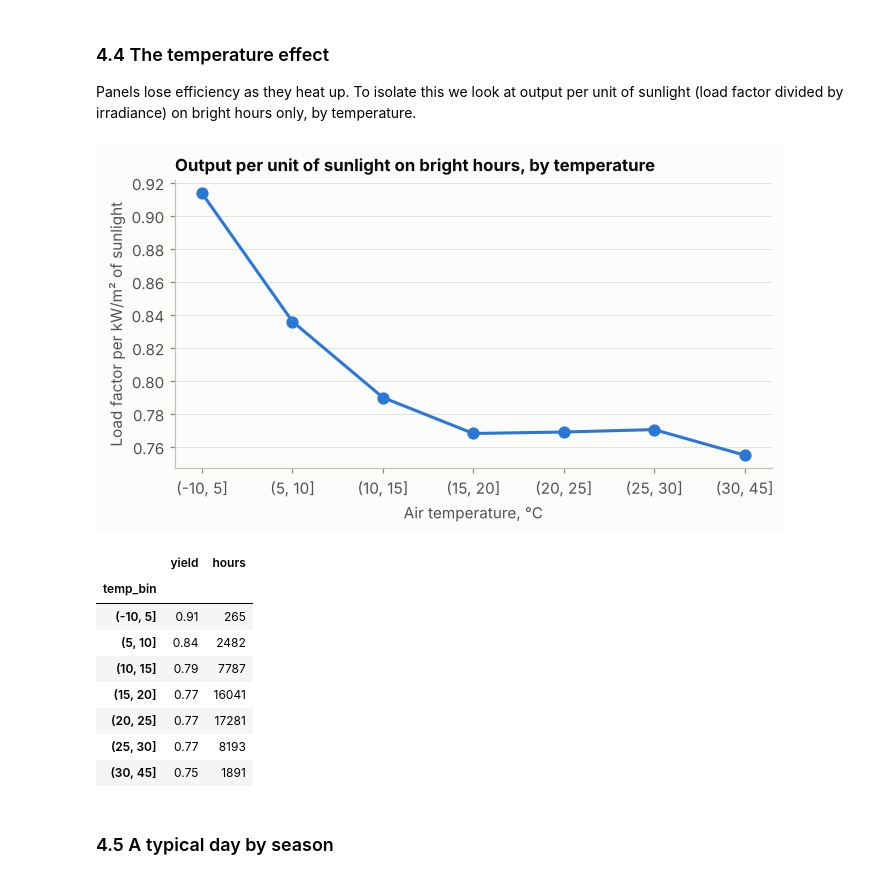
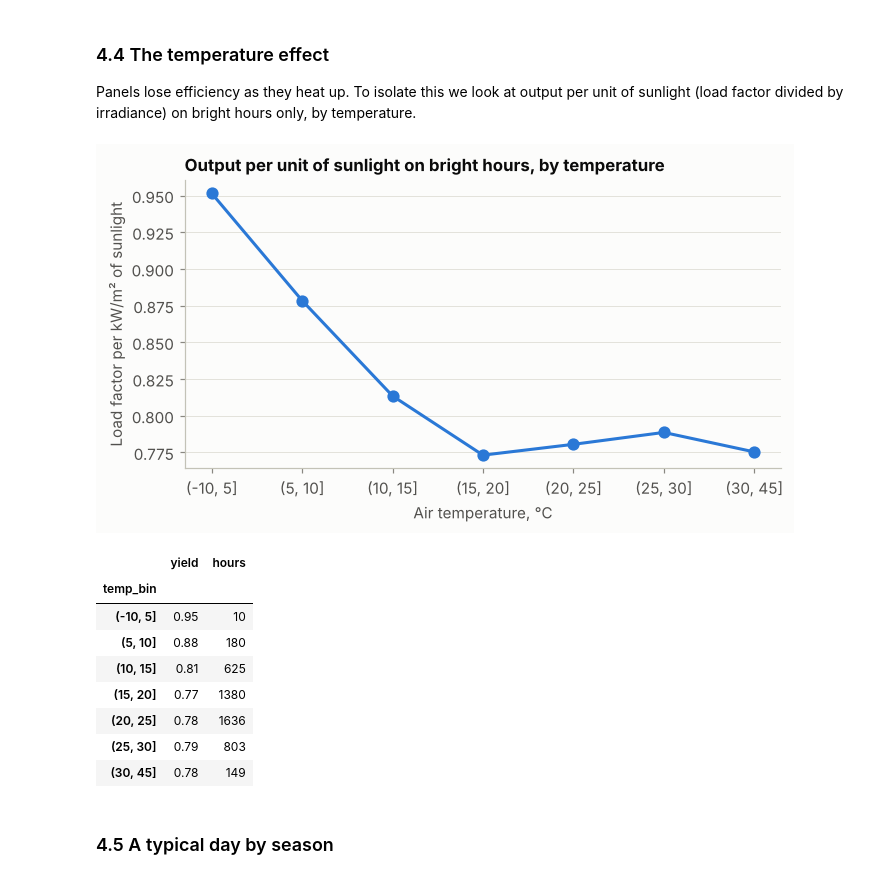
Before and after one commit to piyush-bhatti/Machine-Learning-Project, a Jupyter notebook: analyse_solar_weather.ipynb, the cells around one changed output. Drawn from its saved outputs; the diff is of its cells as text; code cells hidden in the pictures.

```diff
--- a/analyse_solar_weather.ipynb
+++ b/analyse_solar_weather.ipynb
@@ -87,7 +87,7 @@ missing
 # Average to hourly. An hour is kept only if all four 15-min values are present.
 value_cols = ["measured", "dayahead11hforecast", "dayahead11hconfidence10",
               "dayahead11hconfidence90", "mostrecentforecast", "monitoredcapacity"]
-grouped = (elia15.set_index("datetime_utc").groupby("region")[value_cols]
+grouped = (elia15.set_index("datetime").groupby("region")[value_cols]
            .resample("1h", label="right", closed="left"))
 elia = grouped.mean()
 elia = elia[grouped["measured"].count() == 4].reset_index()
@@ -143,11 +143,12 @@ Variables, one row per area per hour (UTC):
 # %%
 wx = pd.read_parquet(WEATHER_FILE)
-wx_cols = [c for c in wx.columns if c not in ("datetime_utc", "region", "latitude", "longitude")]
+wx = wx[wx["region"] == PROVINCE].reset_index(drop=True)
+wx_cols = [c for c in wx.columns if c not in ("time", "region", "latitude", "longitude")]
 
-print(f"Rows: {len(wx):,}   Areas: {wx['region'].nunique()}")
-print(f"Period: {wx['datetime_utc'].min()}  to  {wx['datetime_utc'].max()}")
-print(f"Duplicate (area, hour) rows: {wx.duplicated(['region', 'datetime_utc']).sum()}")
-expected = int((wx['datetime_utc'].max() - wx['datetime_utc'].min()) / pd.Timedelta('1h')) + 1
+print(f"Rows: {len(wx):,}   Area: {PROVINCE}")
+print(f"Period: {wx['time'].min()}  to  {wx['time'].max()}")
+print(f"Duplicate (area, hour) rows: {wx.duplicated(['region', 'time']).sum()}")
+expected = int((wx['time'].max() - wx['time'].min()) / pd.Timedelta('1h')) + 1
 print(f"Hours per area: expected {expected:,}, found {wx.groupby('region').size().min():,} "
       f"to {wx.groupby('region').size().max():,}")
 wx[wx_cols].describe().T[["count", "mean", "min", "max"]]
@@ -200,14 +207,14 @@ Cloud cover outside 0 to 100: 0
 
 An inner join on area and hour. Rows with a missing target or missing irradiance are dropped.
 # %%
-df = elia.merge(wx, on=["region", "datetime_utc"], how="inner")
+df = elia.merge(wx, left_on=["region", "datetime"], right_on=["region", "time"], how="inner").drop(columns="time")
 before = len(df)
-df = df.dropna(subset=["lf", "ghi_wm2"]).sort_values(["region", "datetime_utc"]).reset_index(drop=True)
-df["year"] = df["datetime_utc"].dt.year
-df["daylight"] = (df["ghi_wm2"] > 5) | (df["lf"] > 0.005)
+df = df.dropna(subset=["lf", "shortwave_radiation"]).sort_values(["region", "datetime"]).reset_index(drop=True)
+df["year"] = df["datetime"].dt.year
+df["daylight"] = (df["shortwave_radiation"] > 5) | (df["lf"] > 0.005)
 
 print(f"Joined rows: {before:,}   after dropping missing: {len(df):,}")
-print(f"Period: {df['datetime_utc'].min()}  to  {df['datetime_utc'].max()}")
+print(f"Period: {df['datetime'].min()}  to  {df['datetime'].max()}")
 print(f"Daylight rows: {df['daylight'].sum():,}")
 df.groupby("year").agg(rows=("lf", "size"), daylight_rows=("daylight", "sum"),
                        mean_load_factor_pct=("lf", lambda s: s.mean() * 100))
@@ -278,14 +279,14 @@ Correlation between GHI and load factor (daylight): 0.911
 # %%
 # Alignment test: shift the weather by a few hours and see where correlation peaks.
 # It should peak at a shift of 0. A peak elsewhere means a time zone or labelling error.
-one = df[df["region"] == "Antwerp"].set_index("datetime_utc")
+one = df.set_index("datetime")
 shifts = range(-3, 4)
-corr = [one["lf"].corr(one["ghi_wm2"].shift(s)) for s in shifts]
+corr = [one["lf"].corr(one["shortwave_radiation"].shift(s)) for s in shifts]
 fig, ax = plt.subplots(figsize=(6, 2.8))
 ax.bar(list(shifts), corr, color=[BLUE if s == 0 else BLUE_LIGHT for s in shifts], width=0.6)
 ax.set_ylim(min(corr) - 0.05, 1)
 ax.set_xlabel("Weather shifted by (hours)"); ax.set_ylabel("Correlation")
-ax.set_title("Clock alignment check (Antwerp)")
+ax.set_title(f"Clock alignment check ({PROVINCE})")
 ax.grid(axis="x", visible=False)
 plt.show()
 # %% [output]
@@ -344,29 +345,29 @@ plt.show()
 
 Panels lose efficiency as they heat up. To isolate this we look at output per unit of sunlight (load factor divided by irradiance) on bright hours only, by temperature.
 # %%
-bright = df[df["ghi_wm2"] > 500].copy()
-bright["yield_per_kwm2"] = bright["lf"] / (bright["ghi_wm2"] / 1000)
-bright["temp_bin"] = pd.cut(bright["temp_c"], bins=[-10, 5, 10, 15, 20, 25, 30, 45])
+bright = df[df["shortwave_radiation"] > 500].copy()
+bright["yield_per_kwm2"] = bright["lf"] / (bright["shortwave_radiation"] / 1000)
+bright["temp_bin"] = pd.cut(bright["temperature_2m"], bins=[-10, 5, 10, 15, 20, 25, 30, 45])
 t = bright.groupby("temp_bin", observed=True)["yield_per_kwm2"].agg(["mean", "size"])
 
 fig, ax = plt.subplots(figsize=(7, 3.4))
 ax.plot(t.index.astype(str), t["mean"], color=BLUE, marker="o", markersize=7)
 ax.set_xlabel("Air temperature, °C"); ax.set_ylabel("Load factor per kW/m² of sunlight")
 ax.set_title("Output per unit of sunlight on bright hours, by temperature")
 ax.grid(axis="x", visible=False)
 plt.show()
 t.rename(columns={"mean": "yield", "size": "hours"})
 # %% [output]
-[figure, old version]
+[figure, new version]
 |  | yield | hours |
 | temp_bin |  |  |
-| (-10, 5] | 0.91 | 265 |
-| (5, 10] | 0.84 | 2482 |
-| (10, 15] | 0.79 | 7787 |
-| (15, 20] | 0.77 | 16041 |
-| (20, 25] | 0.77 | 17281 |
-| (25, 30] | 0.77 | 8193 |
-| (30, 45] | 0.75 | 1891 |
+| (-10, 5] | 0.95 | 10 |
+| (5, 10] | 0.88 | 180 |
+| (10, 15] | 0.81 | 625 |
+| (15, 20] | 0.77 | 1380 |
+| (20, 25] | 0.78 | 1636 |
+| (25, 30] | 0.79 | 803 |
+| (30, 45] | 0.78 | 149 |
 # %% [markdown]
 ### 4.5 A typical day by season
 # %%
```
Also changed, not shown: parts of 20 cells of this notebook, 14 other files.
